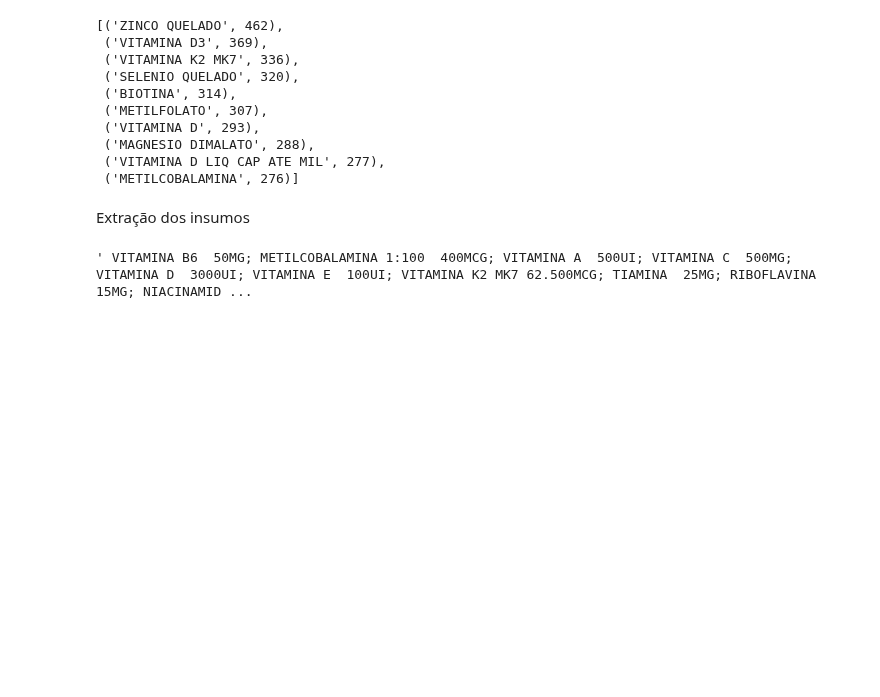
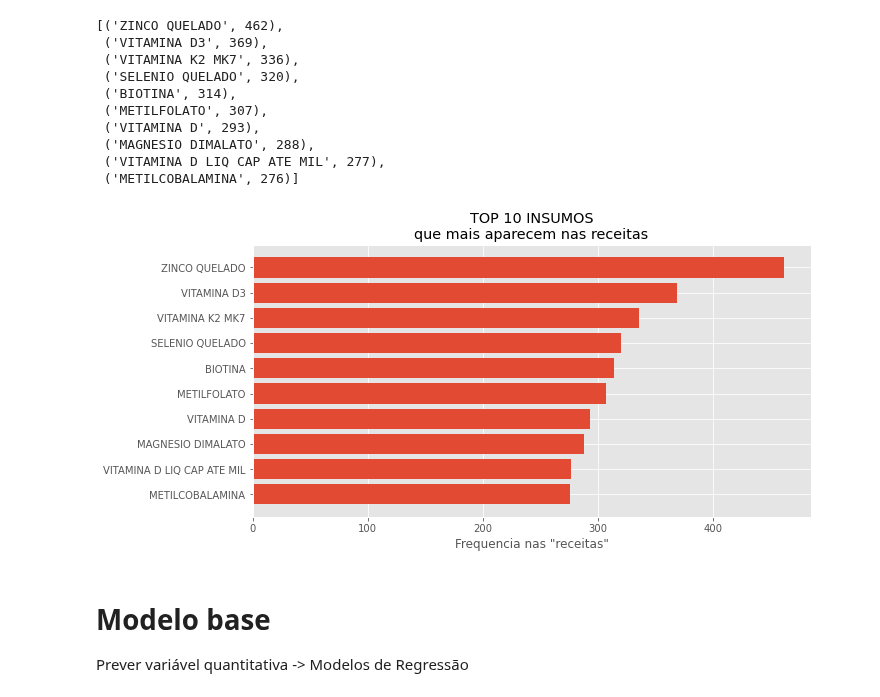
Before and after one commit to lbonini94/mnple-test, a Jupyter notebook: Desafio.ipynb, the cells around one changed output. Cells and saved outputs as stored; diff of their text form; code cells hidden in the pictures; blank space fills up the shorter version.

```diff
--- a/Desafio.ipynb
+++ b/Desafio.ipynb
@@ -192,7 +204,8 @@ True
 # %%
+# "Map-reduce"
+
 dict(Counter(supplies))
-
-sort_orders = sorted(dict(Counter(insums)).items(), key=lambda x: x[1], reverse=True);
+sort_orders = sorted(dict(Counter(supplies)).items(), key=lambda x: x[1], reverse=True);
 sort_orders[:10]
 # %% [output]
 [('ZINCO QUELADO', 462),
@@ -205,9 +218,20 @@ sort_orders[:10]
  ('MAGNESIO DIMALATO', 288),
  ('VITAMINA D LIQ CAP ATE MIL', 277),
  ('METILCOBALAMINA', 276)]
-# %% [markdown]
-Extração dos insumos
-# %%
-df[df.qtdInsumos == df.qtdInsumos.max()].ins[1205]
-# %% [output]
-' VITAMINA B6  50MG; METILCOBALAMINA 1:100  400MCG; VITAMINA A  500UI; VITAMINA C  500MG; VITAMINA D  3000UI; VITAMINA E  100UI; VITAMINA K2 MK7 62.500MCG; TIAMINA  25MG; RIBOFLAVINA  15MG; NIACINAMID ...
+# %%
+x_axis = [x[0] for x in sort_orders[:10]][::-1]
+y_axis = [x[1] for x in sort_orders[:10]][::-1]
+
+
+plt.style.use('ggplot')
+fig, ax = plt.subplots(figsize=(10,5))
+
+ax.barh(x_axis, y_axis)
+plt.title('TOP 10 INSUMOS\nque mais aparecem nas receitas')
+ax.set_xlabel('Frequencia nas "receitas"');
+# %% [output]
+[figure, added]
+# %% [markdown]
+# Modelo base
+
+Prever variável quantitativa -> Modelos de Regressão
```
Also changed, not shown: parts of 74 cells of this notebook.
